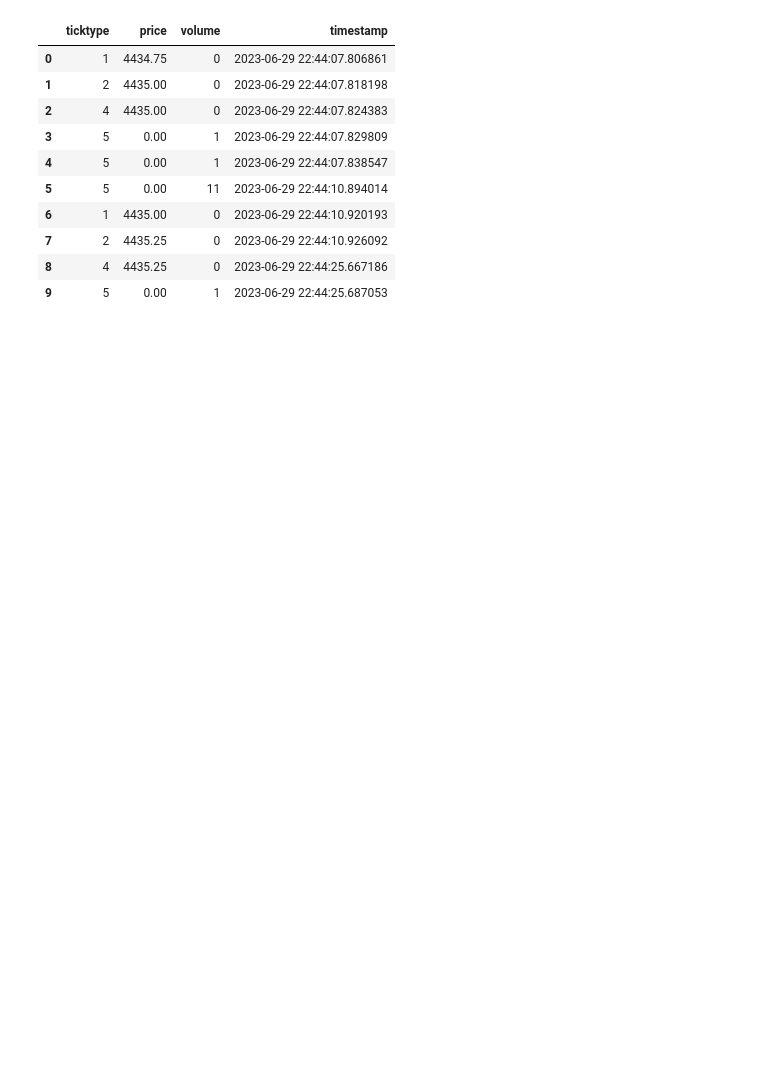
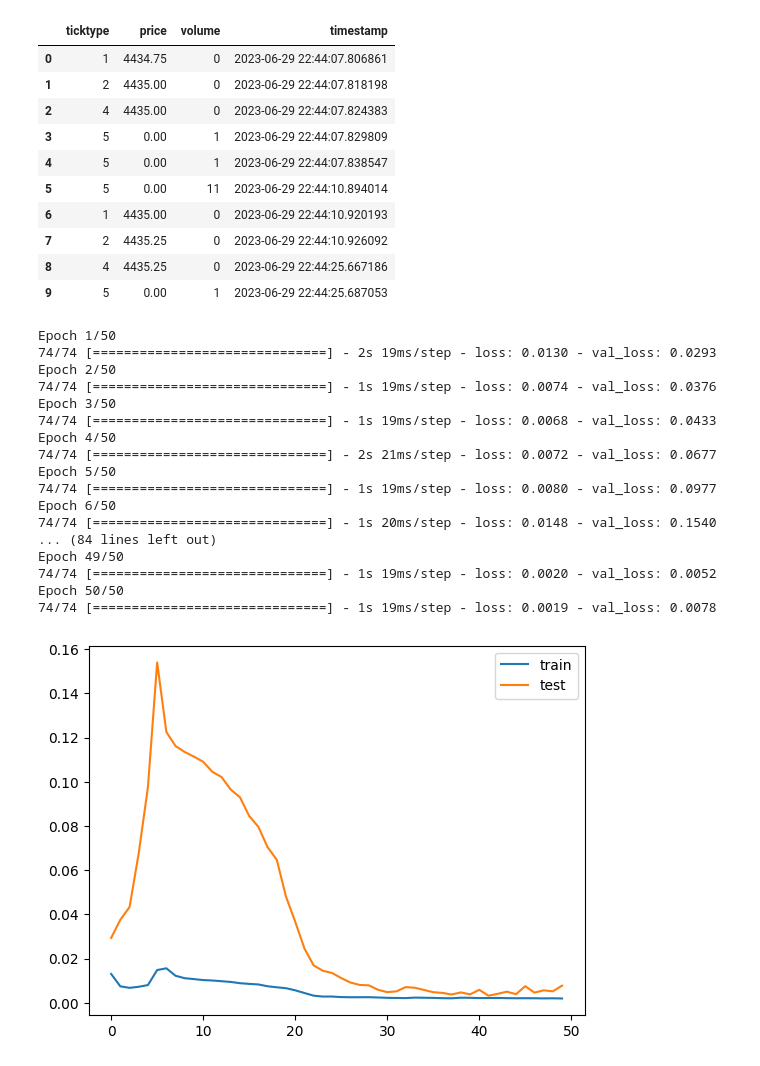
Before and after one commit to taiconley/ibkr, a Jupyter notebook: jupyter/build_model.ipynb, the cells around one changed output. Cells and saved outputs as stored; diff of their text form; code cells hidden in the pictures; blank space fills up the shorter version.

```diff
--- a/jupyter/build_model.ipynb
+++ b/jupyter/build_model.ipynb
@@ -148,3 +164,24 @@ def main_build_model(df, look_ahead=5):
     builder.save_model(model_path)
     # Plot loss
     builder.plot_loss(history)
+# %%
+main_build_model(df, look_ahead=5)
+# %% [output]
+Epoch 1/50
+74/74 [==============================] - 2s 19ms/step - loss: 0.0130 - val_loss: 0.0293
+Epoch 2/50
+74/74 [==============================] - 1s 19ms/step - loss: 0.0074 - val_loss: 0.0376
+Epoch 3/50
+74/74 [==============================] - 1s 19ms/step - loss: 0.0068 - val_loss: 0.0433
+Epoch 4/50
+74/74 [==============================] - 2s 21ms/step - loss: 0.0072 - val_loss: 0.0677
+Epoch 5/50
+74/74 [==============================] - 1s 19ms/step - loss: 0.0080 - val_loss: 0.0977
+Epoch 6/50
+74/74 [==============================] - 1s 20ms/step - loss: 0.0148 - val_loss: 0.1540
+... (84 lines left out)
+Epoch 49/50
+74/74 [==============================] - 1s 19ms/step - loss: 0.0020 - val_loss: 0.0052
+Epoch 50/50
+74/74 [==============================] - 1s 19ms/step - loss: 0.0019 - val_loss: 0.0078
+[figure, added]
```
Also changed, not shown: parts of 19 cells of this notebook, 17 other files.
